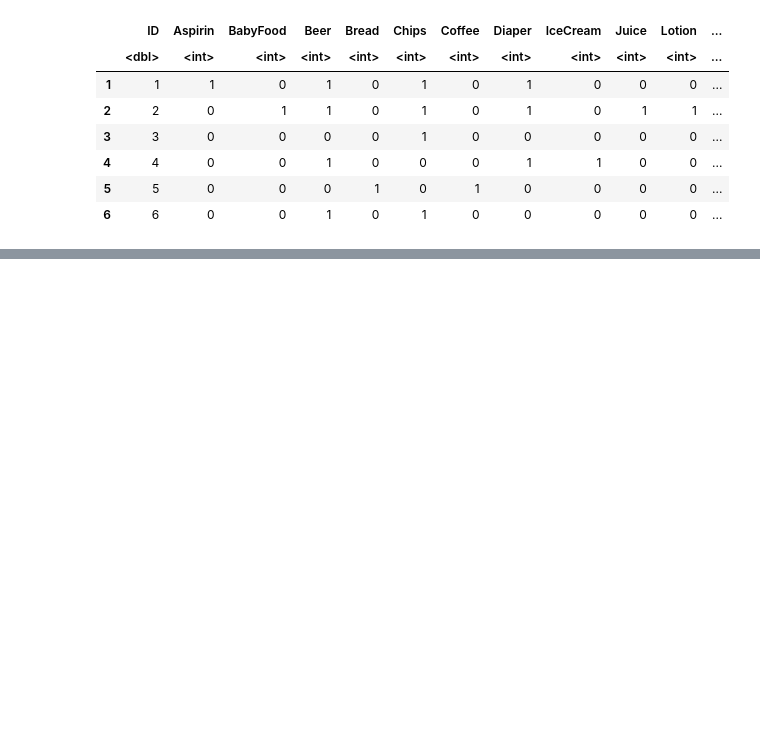
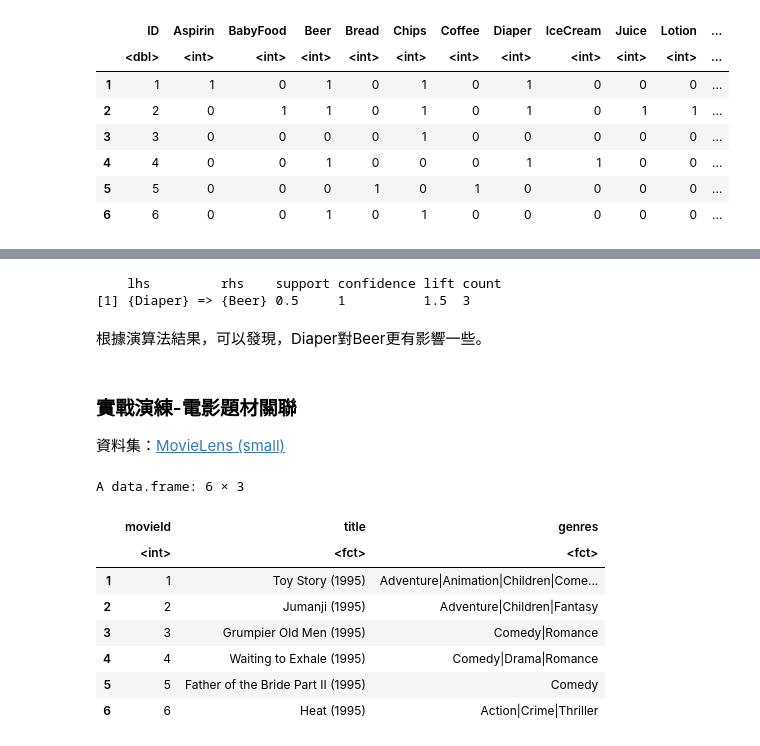
Before and after one commit to chia313339/Association_Rule, a Jupyter notebook: Association_Rule_R.ipynb, the cells around one changed output, grey strips where cells are left out. Cells and saved outputs as stored; diff of their text form; code cells hidden in the pictures; blank space fills up the shorter version.

```diff
--- a/Association_Rule_R.ipynb
+++ b/Association_Rule_R.ipynb
@@ -199,0 +178,23 @@ Error in discretize(x = c(1L, 0L, 0L, 0L, 0L, 0L)) :
+# %%
+inspect(frequent_itemsets_2)
+# %% [output]
+    lhs         rhs    support confidence lift count
+[1] {Diaper} => {Beer} 0.5     1          1.5  3
+# %% [markdown]
+根據演算法結果，可以發現，Diaper對Beer更有影響一些。
+# %% [markdown]
+### 實戰演練-電影題材關聯
+資料集：[MovieLens (small)](https://grouplens.org/datasets/movielens/)
+# %%
+movies = read.csv('movies.csv')
+head(movies)
+# %% [output]
+A data.frame: 6 × 3
+|  | movieId | title | genres |
+|  | <int> | <fct> | <fct> |
+| 1 | 1 | Toy Story (1995) | Adventure|Animation|Children|Come... |
+| 2 | 2 | Jumanji (1995) | Adventure|Children|Fantasy |
+| 3 | 3 | Grumpier Old Men (1995) | Comedy|Romance |
+| 4 | 4 | Waiting to Exhale (1995) | Comedy|Drama|Romance |
+| 5 | 5 | Father of the Bride Part II (1995) | Comedy |
+| 6 | 6 | Heat (1995) | Action|Crime|Thriller |
```
Also changed, not shown: parts of 15 cells of this notebook.
